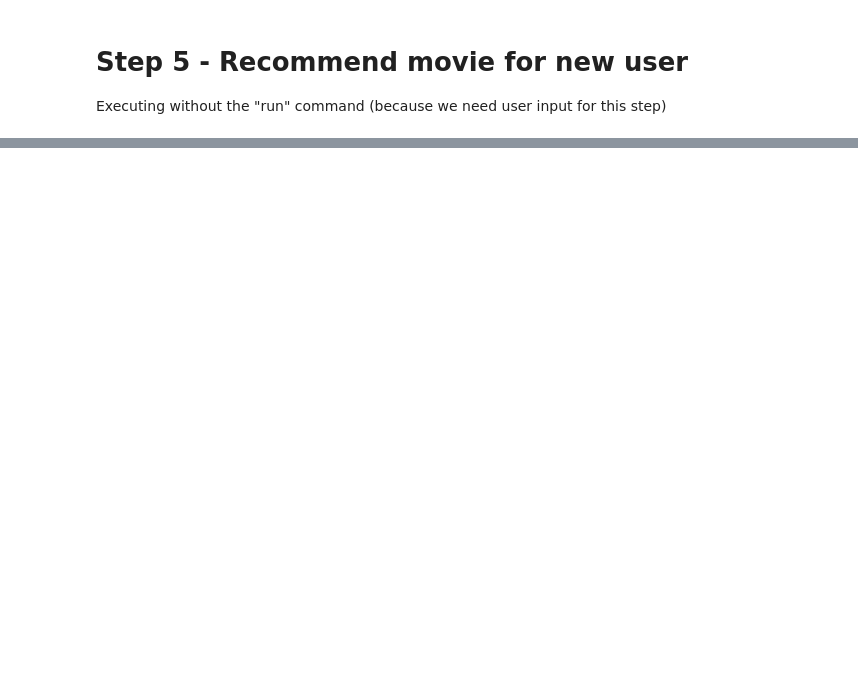
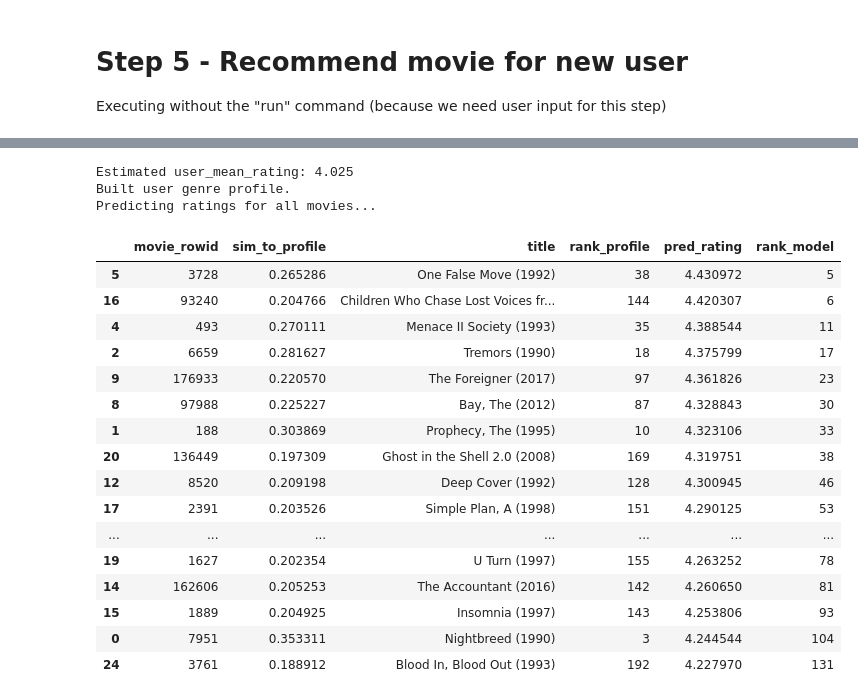
Before and after one commit to Mr-Saltman/MovieRatingPredictor, a Jupyter notebook: movie-rating-prediction_pipeline.ipynb, the cells around one changed output, grey strips where cells are left out. Cells and saved outputs as stored; diff of their text form; code cells hidden in the pictures; blank space fills up the shorter version.

```diff
--- a/movie-rating-prediction_pipeline.ipynb
+++ b/movie-rating-prediction_pipeline.ipynb
@@ -553,0 +721,47 @@ VBox(children=(Output(), HBox(children=(FloatSlider(value=4.0, continuous_update
+# %%
+# 1) compute profile similarity-only ranking (Experiment 2)
+profile_only = top_movies_for_profile(user_profile_vec, top_k=200)
+profile_only = profile_only[["movie_rowid", "sim_to_profile", "title"]].copy()
+profile_only["rank_profile"] = range(1, len(profile_only) + 1)
+
+# 2) compute model-based recommendations on the same candidate set
+recs = r4u.recommend_for_user(
+    model=model,
+    movies=movies,
+    X_tfidf=X_tfidf,
+    num=num,
+    user_ratings=user_ratings,
+    num_recs=200,
+    min_year=1990,
+    min_n_ratings=50,
+)
+model_only = recs[["movie_rowid", "pred_rating"]].copy()
+model_only["rank_model"] = range(1, len(model_only) + 1)
+
+# 3) join them
+joined = profile_only.merge(model_only, on="movie_rowid", how="inner")
+
+# 4) inspect some rows
+joined.sort_values("rank_profile").head(20)
+joined.sort_values("rank_model").head(20)
+# %% [output]
+Estimated user_mean_rating: 4.025
+Built user genre profile.
+Predicting ratings for all movies...
+|  | movie_rowid | sim_to_profile | title | rank_profile | pred_rating | rank_model |
+| 5 | 3728 | 0.265286 | One False Move (1992) | 38 | 4.430972 | 5 |
+| 16 | 93240 | 0.204766 | Children Who Chase Lost Voices fr... | 144 | 4.420307 | 6 |
+| 4 | 493 | 0.270111 | Menace II Society (1993) | 35 | 4.388544 | 11 |
+| 2 | 6659 | 0.281627 | Tremors (1990) | 18 | 4.375799 | 17 |
+| 9 | 176933 | 0.220570 | The Foreigner (2017) | 97 | 4.361826 | 23 |
+| 8 | 97988 | 0.225227 | Bay, The (2012) | 87 | 4.328843 | 30 |
+| 1 | 188 | 0.303869 | Prophecy, The (1995) | 10 | 4.323106 | 33 |
+| 20 | 136449 | 0.197309 | Ghost in the Shell 2.0 (2008) | 169 | 4.319751 | 38 |
+| 12 | 8520 | 0.209198 | Deep Cover (1992) | 128 | 4.300945 | 46 |
+| 17 | 2391 | 0.203526 | Simple Plan, A (1998) | 151 | 4.290125 | 53 |
+| ... | ... | ... | ... | ... | ... | ... |
+| 19 | 1627 | 0.202354 | U Turn (1997) | 155 | 4.263252 | 78 |
+| 14 | 162606 | 0.205253 | The Accountant (2016) | 142 | 4.260650 | 81 |
+| 15 | 1889 | 0.204925 | Insomnia (1997) | 143 | 4.253806 | 93 |
+| 0 | 7951 | 0.353311 | Nightbreed (1990) | 3 | 4.244544 | 104 |
+| 24 | 3761 | 0.188912 | Blood In, Blood Out (1993) | 192 | 4.227970 | 131 |
```
Also changed, not shown: parts of 15 cells of this notebook, 5 other files.
